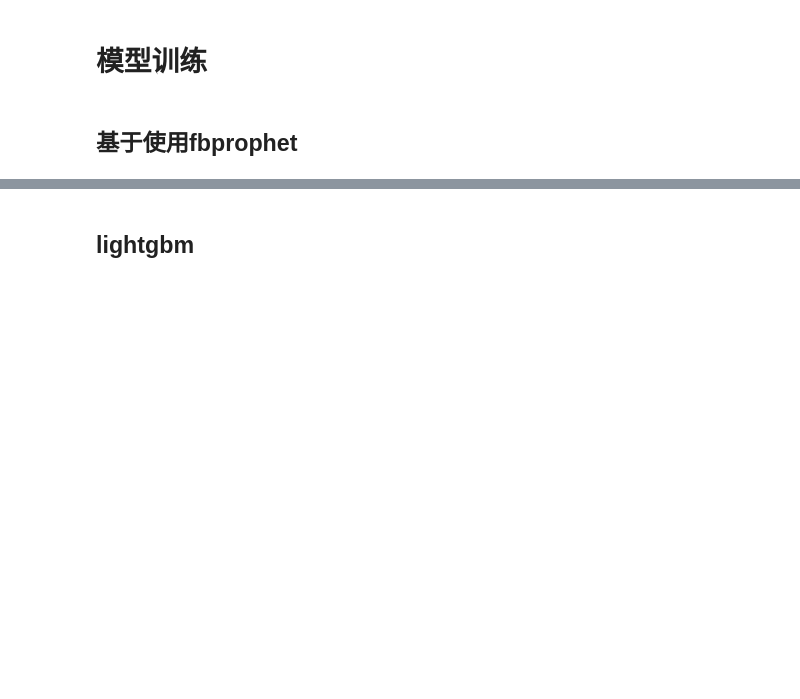
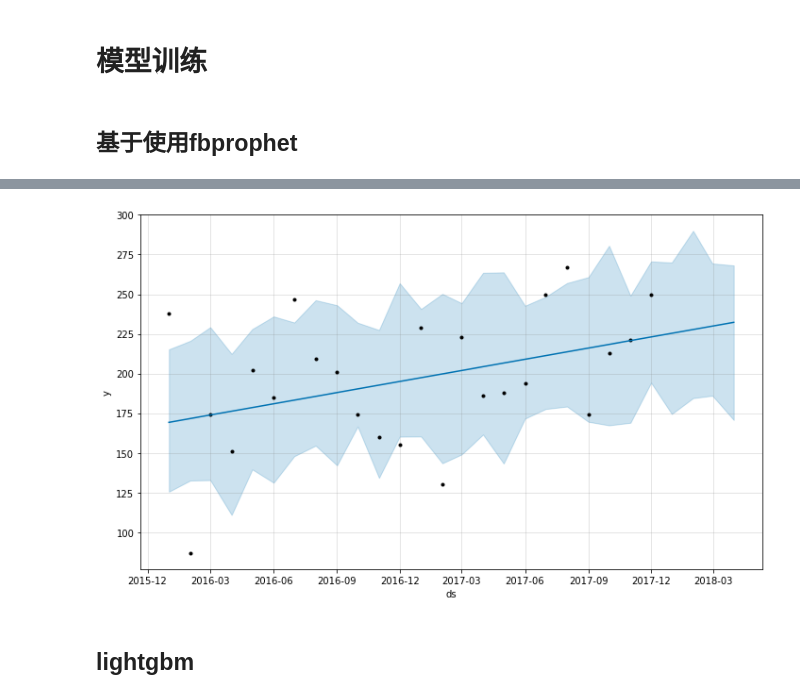
Before and after one commit to Brothercg/DayDayUP, a Jupyter notebook: BigData/carSaleData/work.ipynb, the cells around one changed output, grey strips where cells are left out. Drawn from its saved outputs; the diff is of its cells as text; code cells hidden in the pictures; blank space fills up the shorter version.

```diff
--- a/BigData/carSaleData/work.ipynb
+++ b/BigData/carSaleData/work.ipynb
@@ -244,5 +384,5 @@ one_province_data
 # %%
-# model = Prophet(seasonality_prior_scale=100,
-#                 holidays_prior_scale=100,
-#                 uncertainty_samples=30)
-# model.fit(one_province_data)
+model = Prophet(seasonality_prior_scale=100,
+                holidays_prior_scale=100,
+                uncertainty_samples=30)
+model.fit(one_province_data)
@@ -249,4 +395,4 @@ one_province_data
 # %%
-# # 预测数据集
-# forecast = model.predict(future)
-# forecast[['ds', 'yhat', 'yhat_lower', 'yhat_upper']].tail()
+# 预测数据集
+forecast = model.predict(future)
+forecast[['ds', 'yhat', 'yhat_lower', 'yhat_upper']].tail()
@@ -253,6 +406,8 @@ one_province_data
 # %%
-# # 展示预测结果
-# model.plot(forecast);
+# 展示预测结果
+model.plot(forecast);
+# %% [output]
+[figure, added]
 # %% [markdown]
 ## lightgbm
 # %% [markdown]
```
Also changed, not shown: parts of 28 cells of this notebook, 3 other files.
